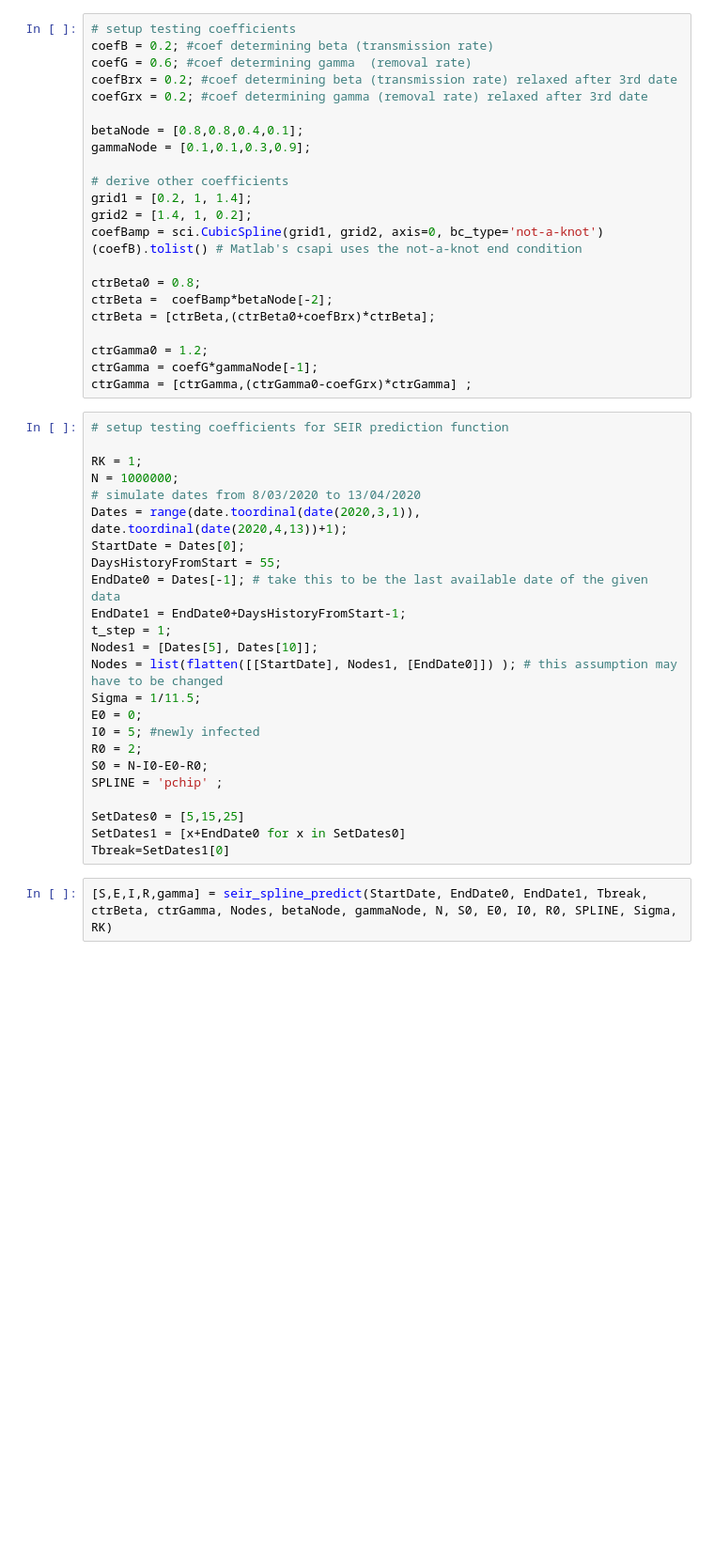
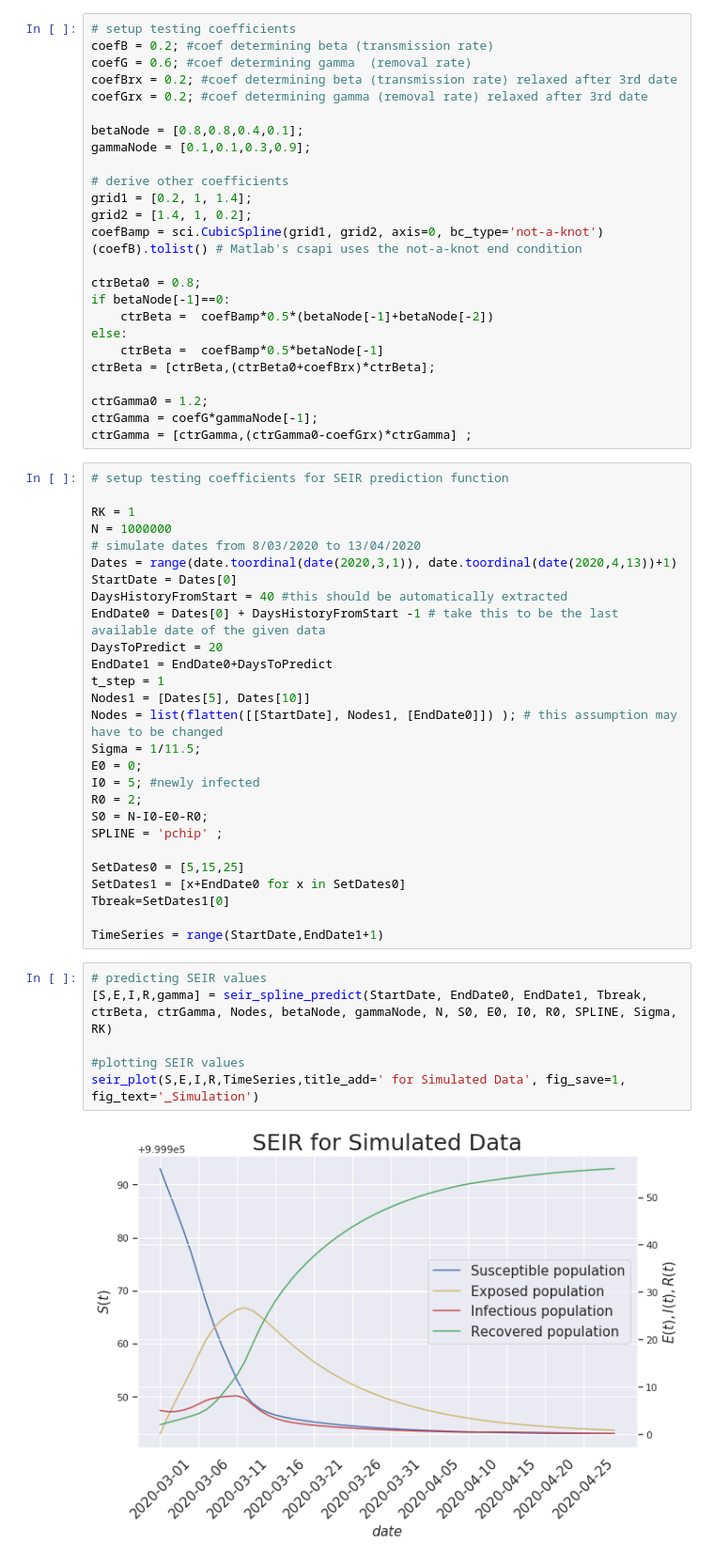
Before and after one commit to zkuncheva/seir_project, a Jupyter notebook: source/main_tmp.ipynb, the cells around one changed output. Shown: that part at 94% size. Cells and saved outputs as stored; diff of their text form; blank space fills up the shorter version.

Commit message:
add utils and main_tmp files
Created plots
seir_spline_predict
gamma_plot - for a single plot

```diff
--- a/source/main_tmp.ipynb
+++ b/source/main_tmp.ipynb
@@ -25,7 +33,10 @@ grid2 = [1.4, 1, 0.2];
 coefBamp = sci.CubicSpline(grid1, grid2, axis=0, bc_type='not-a-knot')(coefB).tolist() # Matlab's csapi uses the not-a-knot end condition
 
 ctrBeta0 = 0.8;
-ctrBeta =  coefBamp*betaNode[-2];
+if betaNode[-1]==0:
+    ctrBeta =  coefBamp*0.5*(betaNode[-1]+betaNode[-2])
+else:
+    ctrBeta =  coefBamp*0.5*betaNode[-1]
 ctrBeta = [ctrBeta,(ctrBeta0+coefBrx)*ctrBeta];
 
 ctrGamma0 = 1.2;
@@ -34,16 +45,17 @@ ctrGamma = [ctrGamma,(ctrGamma0-coefGrx)*ctrGamma] ;
 # %%
 # setup testing coefficients for SEIR prediction function
 
-RK = 1;
-N = 1000000;
+RK = 1
+N = 1000000
 # simulate dates from 8/03/2020 to 13/04/2020
-Dates = range(date.toordinal(date(2020,3,1)), date.toordinal(date(2020,4,13))+1);
-StartDate = Dates[0];
-DaysHistoryFromStart = 55;
-EndDate0 = Dates[-1]; # take this to be the last available date of the given data
-EndDate1 = EndDate0+DaysHistoryFromStart-1;
-t_step = 1;
-Nodes1 = [Dates[5], Dates[10]];
+Dates = range(date.toordinal(date(2020,3,1)), date.toordinal(date(2020,4,13))+1)
+StartDate = Dates[0]
+DaysHistoryFromStart = 40 #this should be automatically extracted
+EndDate0 = Dates[0] + DaysHistoryFromStart -1 # take this to be the last available date of the given data
+DaysToPredict = 20
+EndDate1 = EndDate0+DaysToPredict
+t_step = 1
+Nodes1 = [Dates[5], Dates[10]]
 Nodes = list(flatten([[StartDate], Nodes1, [EndDate0]]) ); # this assumption may have to be changed
 Sigma = 1/11.5;
 E0 = 0;
@@ -55,5 +67,13 @@ SPLINE = 'pchip' ;
 SetDates0 = [5,15,25]
 SetDates1 = [x+EndDate0 for x in SetDates0]
 Tbreak=SetDates1[0]
+
+TimeSeries = range(StartDate,EndDate1+1)
 # %%
+# predicting SEIR values
 [S,E,I,R,gamma] = seir_spline_predict(StartDate, EndDate0, EndDate1, Tbreak, ctrBeta, ctrGamma, Nodes, betaNode, gammaNode, N, S0, E0, I0, R0, SPLINE, Sigma, RK)
+
+#plotting SEIR values
+seir_plot(S,E,I,R,TimeSeries,title_add=' for Simulated Data', fig_save=1, fig_text='_Simulation')
+# %% [output]
+[figure, added]
```
Also changed, not shown: parts of 4 cells of this notebook, 2 other files.
